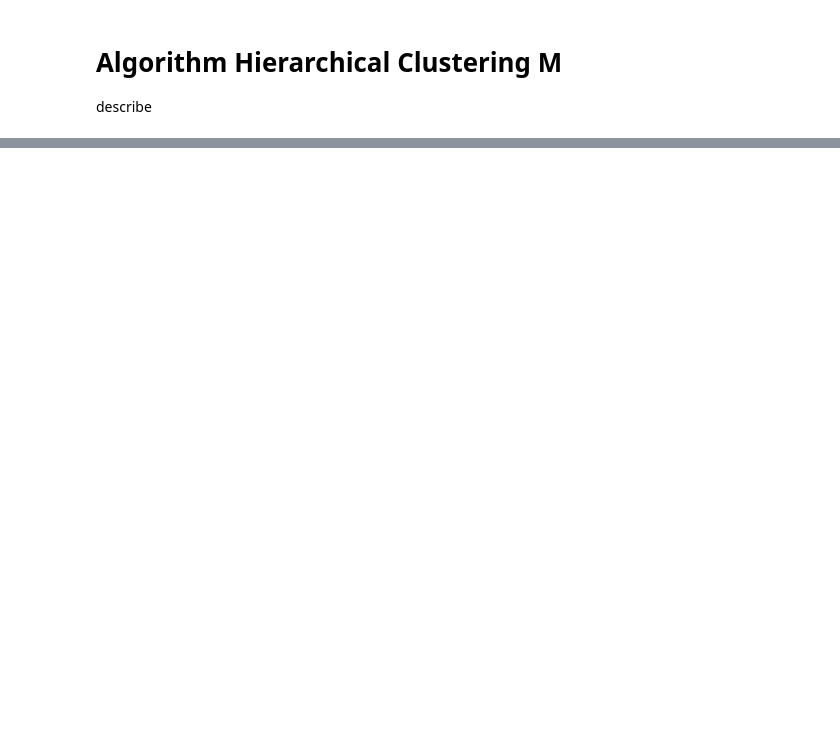
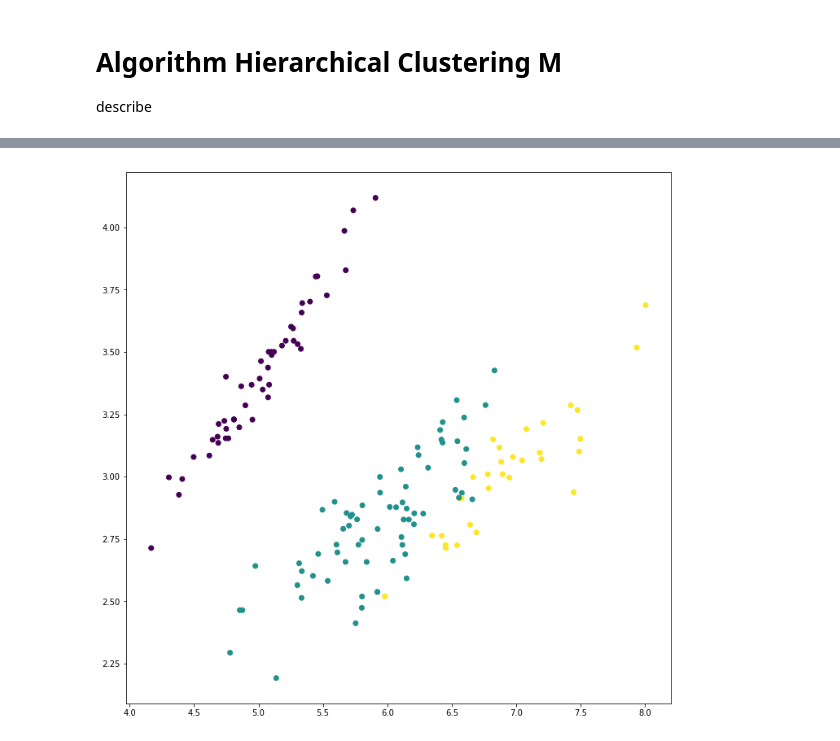
Before and after one commit to vench/study, a Jupyter notebook: Algorithm.ipynb, the cells around one changed output, grey strips where cells are left out. Cells and saved outputs as stored; diff of their text form; code cells hidden in the pictures; blank space fills up the shorter version.

```diff
--- a/Algorithm.ipynb
+++ b/Algorithm.ipynb
@@ -150,0 +228,4 @@ Hierarchical clustering
+# %%
+draw(ix,cl._c_all[-3])
+# %% [output]
+[figure, added]
```
Also changed, not shown: parts of 9 cells of this notebook.
